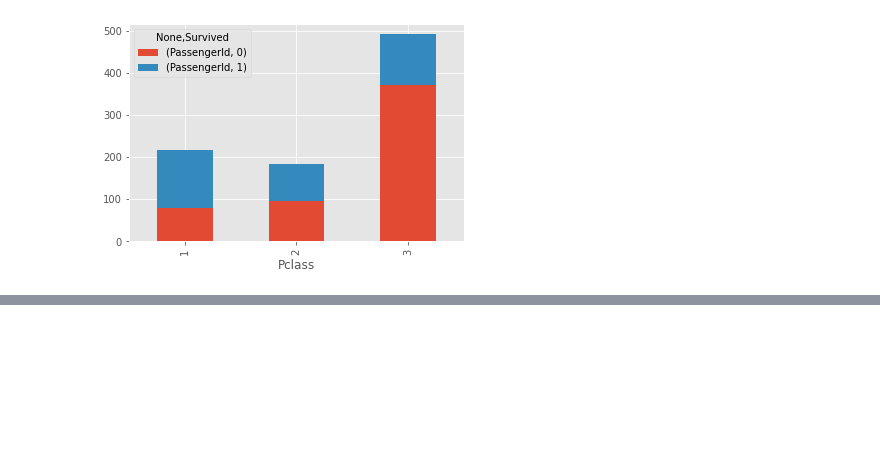
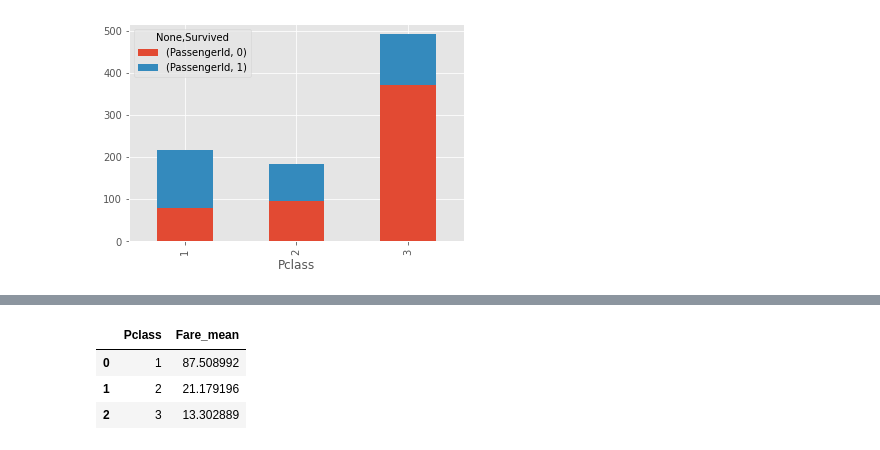
Before and after one commit to satmat/study_kaggle, a Jupyter notebook: titanic.ipynb, the cells around one changed output, grey strips where cells are left out. Drawn from its saved outputs; the diff is of its cells as text; code cells hidden in the pictures; blank space fills up the shorter version.

```diff
--- a/titanic.ipynb
+++ b/titanic.ipynb
@@ -196,0 +252,10 @@ ticket_df.plot.bar(stacked=True)
+# %%
+# p.108
+Fare_mean = all_df[["Pclass", "Fare"]].groupby("Pclass").mean().reset_index()
+Fare_mean.columns = ["Pclass", "Fare_mean"]
+Fare_mean
+# %% [output]
+|  | Pclass | Fare_mean |
+| 0 | 1 | 87.508992 |
+| 1 | 2 | 21.179196 |
+| 2 | 3 | 13.302889 |
```
Also changed, not shown: parts of 5 cells of this notebook.
